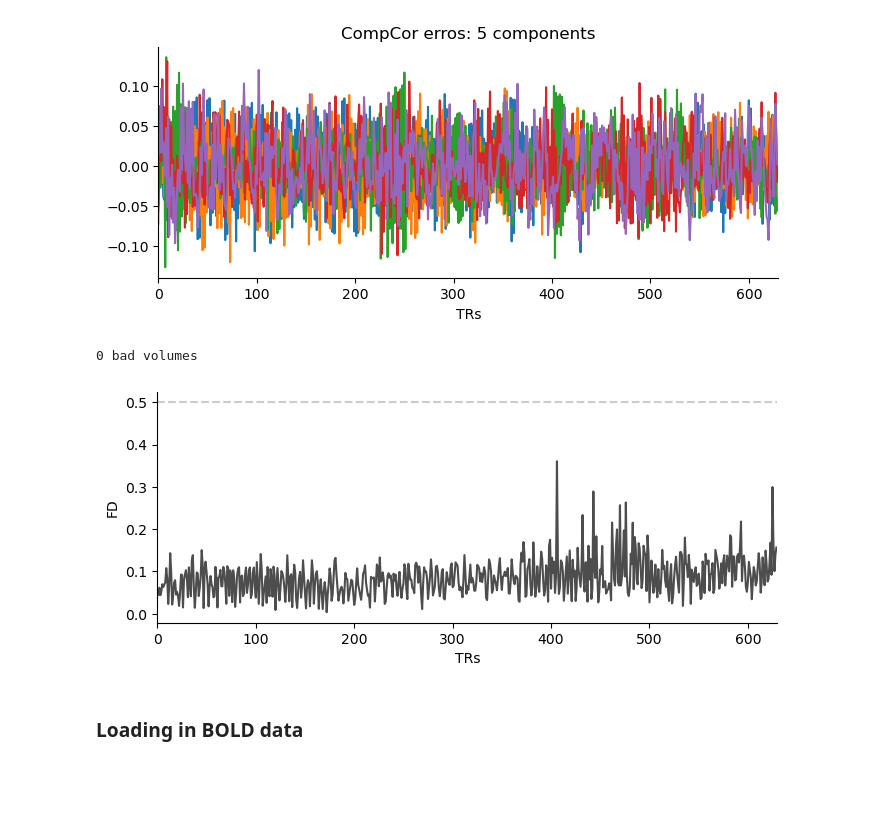
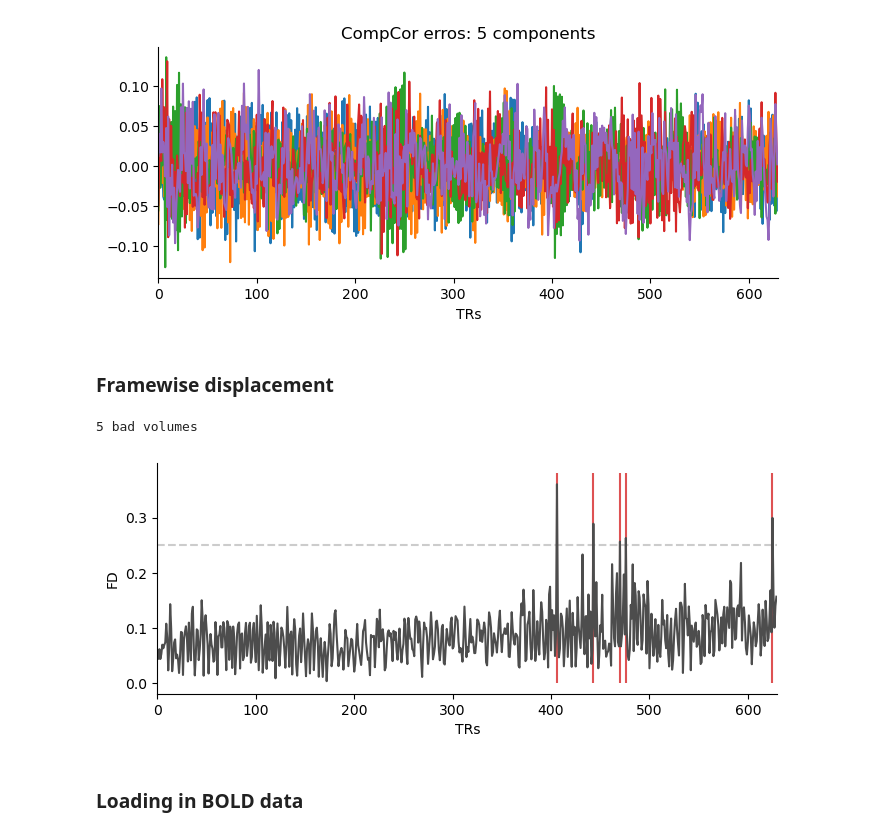
Before and after one commit to thejuc/multilang, a Jupyter notebook: code/analysis/preprocess_notebook.ipynb, the cells around one changed output. Saved outputs shown, nothing was run; the diff lists cells and outputs as text; code cells hidden in the pictures; blank space fills up the shorter version.

```diff
--- a/code/analysis/preprocess_notebook.ipynb
+++ b/code/analysis/preprocess_notebook.ipynb
@@ -124,31 +58,34 @@ ax.set(xlim=(0, n_trs), xlabel='TRs')
 sns.despine()
 # %% [output]
 [figure]
+# %% [markdown]
+### Framewise displacement
 # %%
 # Define FD threshold
-fd_threshold = 0.5
+fd_threshold = 0.25
 
 # Extract framewise displacement
 fd = confounds_df['framewise_displacement'].values
 
 # Identify bad volumes
 bad_vols = np.argwhere(fd > fd_threshold).ravel()
 n_bad = bad_vols.shape[0]
 print(f'{n_bad} bad volumes')
 
 # Construct scrubbers
 censors = np.zeros((fd.shape[0], n_bad))
 censors[bad_vols, np.arange(n_bad)] = 1
+censor_labels = [f'censor{c}' for c in np.arange(censors.shape[1])]
 
 # Plot the FD
 fig, ax = plt.subplots(1,1,figsize=(8,3))
 ax.plot(fd, c='.3')
 ax.hlines(fd_threshold, 0, fd.shape[0], colors='.8',
           linestyle='--', zorder=-1)
 ax.vlines(bad_vols, 0, np.nanmax(fd) + .02, colors='tab:red',
           zorder=0, alpha=.8)
 ax.set(xlim=(0, fd.size), xlabel='TRs', ylabel='FD')
 sns.despine()
 # %% [output]
-0 bad volumes
+5 bad volumes
-[figure, old version]
+[figure, new version]
```
Also changed, not shown: parts of 7 cells of this notebook, 3 other files.
